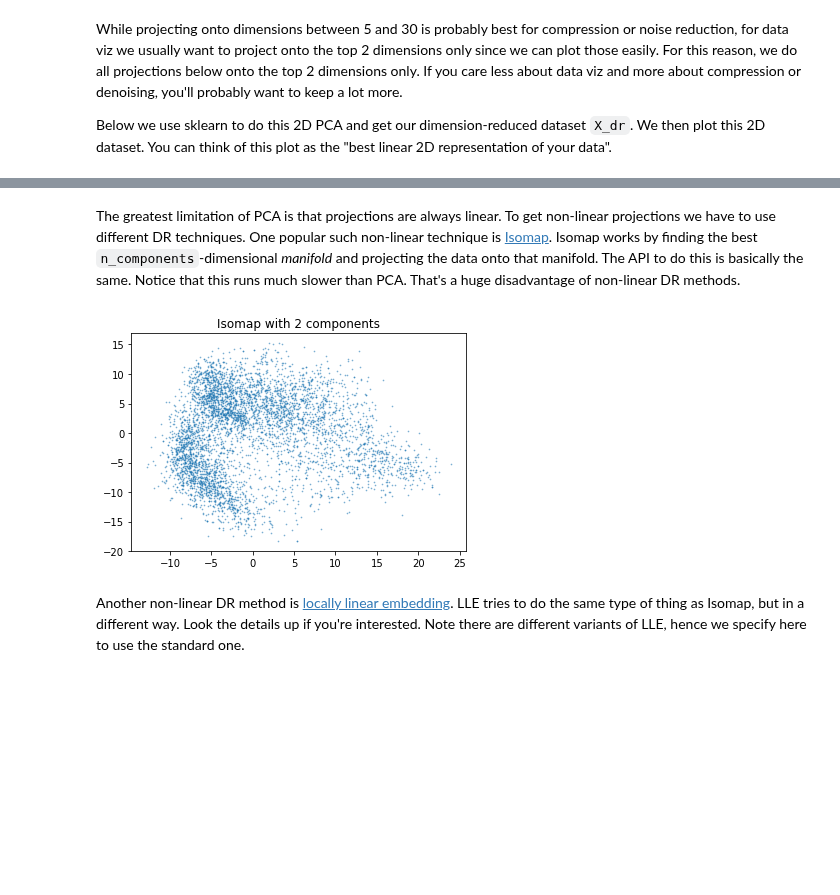
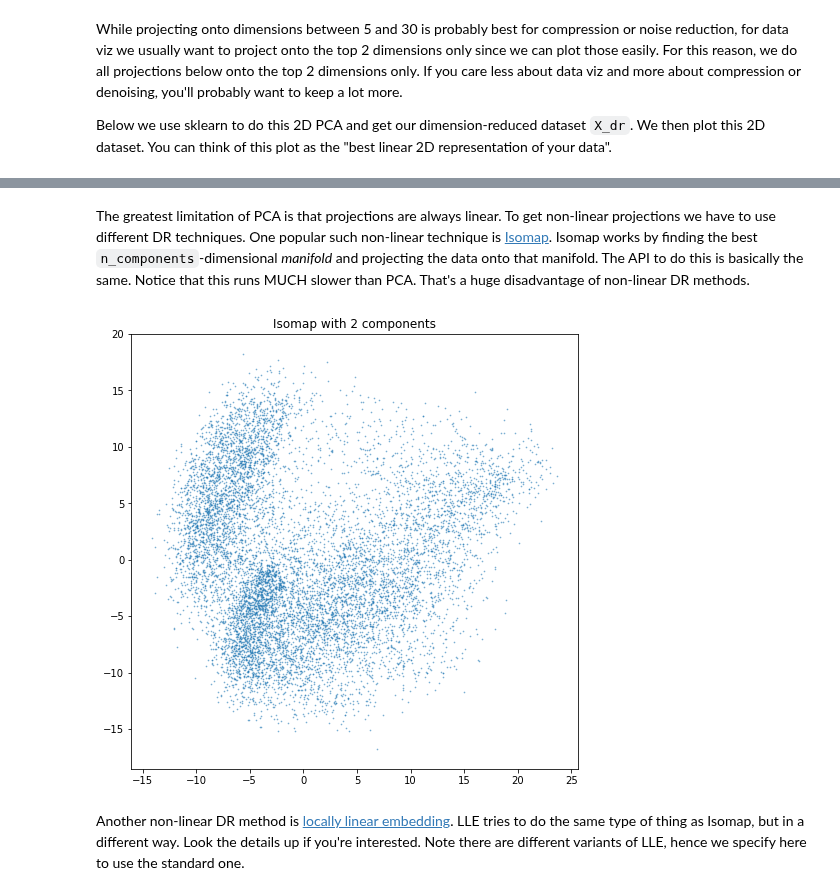
Before and after one commit to rkingery/ml_tutorials, a Jupyter notebook: dimension_reduction.ipynb, the cells around one changed output, grey strips where cells are left out. Drawn from its saved outputs; the diff is of its cells as text; code cells hidden in the pictures; blank space fills up the shorter version.

```diff
--- a/dimension_reduction.ipynb
+++ b/dimension_reduction.ipynb
@@ -24,14 +27,14 @@ We next define several functions we'll be using. The first loads in the data and
 # %%
 def get_data():
     mnist = fetch_mldata('MNIST original')
-    down_sample = np.random.choice(len(mnist.data),5000,replace=False)
+    down_sample = np.random.choice(len(mnist.data),10000,replace=False)
     X = mnist.data[down_sample].astype(np.float64)
     X = MinMaxScaler(feature_range=(0,1)).fit_transform(X)
     return X
 
 def plot_images(X, n=4):
     idx = np.random.choice(len(X),n**2,replace=False)
-    _,ax = plt.subplots(nrows=n,ncols=n)#,figsize=(4, 4))
+    _,ax = plt.subplots(nrows=n,ncols=n,figsize=(8,8))
     cnt = 0
     for i in range(n):
         for j in range(n):
@@ -52,8 +55,9 @@ def pca_plot(X, max_dims=100):
     plt.show()
 
 def plot_reduced_2D(X_dr, dr_type):
-    plt.scatter(X_dr[:,0],X_dr[:,1],s=0.5,alpha=0.5)
-    plt.title(dr_type+' with 2 components')
+    _,ax = plt.subplots(figsize=(8,8))
+    ax.scatter(X_dr[:,0],X_dr[:,1],s=0.5,alpha=0.5)
+    ax.set_title(dr_type+' with 2 components')
     plt.show()
 # %% [markdown]
 We'll be working with the well-known MNIST dataset, which contains images (28x28 pixel grayscale) of handwritten digits. This dataset was chosen because it has lots of features ($784=28 \times 28$), isn't too noisy, and because it's at least worth knowing about how to do ML with images and this is perhaps the simplest image dataset out there.
@@ -107,12 +111,12 @@ X shape:  (5000, 784)
 # %% [markdown]
-The greatest limitation of PCA is that projections are always linear. To get non-linear projections we have to use different DR techniques. One popular such non-linear technique is [Isomap](https://en.wikipedia.org/wiki/Nonlinear_dimensionality_reduction#Isomap). Isomap works by finding the best `n_components`-dimensional _manifold_ and projecting the data onto that manifold. The API to do this is basically the same. Notice that this runs much slower than PCA. That's a huge disadvantage of non-linear DR methods.
+The greatest limitation of PCA is that projections are always linear. To get non-linear projections we have to use different DR techniques. One popular such non-linear technique is [Isomap](https://en.wikipedia.org/wiki/Nonlinear_dimensionality_reduction#Isomap). Isomap works by finding the best `n_components`-dimensional _manifold_ and projecting the data onto that manifold. The API to do this is basically the same. Notice that this runs MUCH slower than PCA. That's a huge disadvantage of non-linear DR methods.
 # %%
-dr = Isomap(n_components=2, n_neighbors=30)
+dr = Isomap(n_components=2, n_neighbors=30, n_jobs=-1)
 dr.fit(X)
 X_dr = dr.transform(X)
 plot_reduced_2D(X_dr, 'Isomap')
 # %% [output]
-[figure, old version]
+[figure, new version]
 # %% [markdown]
 Another non-linear DR method is [locally linear embedding](https://en.wikipedia.org/wiki/Nonlinear_dimensionality_reduction#Locally-linear_embedding). LLE tries to do the same type of thing as Isomap, but in a different way. Look the details up if you're interested. Note there are different variants of LLE, hence we specify here to use the standard one.
 # %%
```
Also changed, not shown: parts of 9 cells of this notebook, 1 other file.
